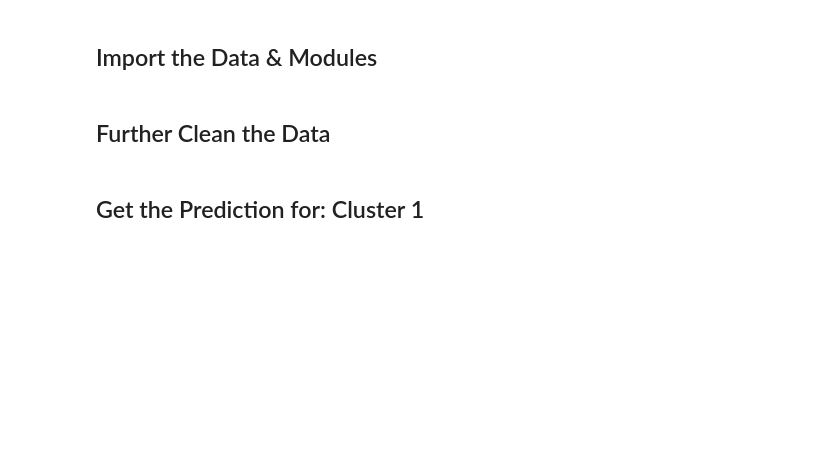
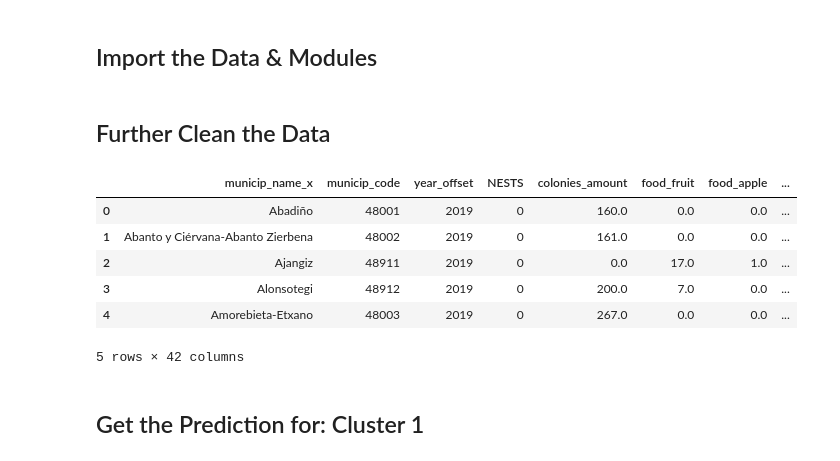
Before and after one commit to IEwaspbusters/KopuruVespaCompetitionIE, a Jupyter notebook: Competition_subs/2021-05-26_submit/Batch_XGboost/workerbee05_HEX_XGyears_cluster_var_feature.ipynb, the cells around one changed output. Saved outputs shown, nothing was run; the diff lists cells and outputs as text; code cells hidden in the pictures; blank space fills up the shorter version.

```diff
--- a/Competition_subs/2021-05-26_submit/Batch_XGboost/workerbee05_HEX_XGyears_cluster_var_feature.ipynb
+++ b/Competition_subs/2021-05-26_submit/Batch_XGboost/workerbee05_HEX_XGyears_cluster_var_feature.ipynb
@@ -57,3 +79,13 @@ queen_predict = queen_predict.loc[~queen_predict.municip_code.isin([48071, 48074
+# %%
+queen_predict.head()
+# %% [output]
+|  | municip_name_x | municip_code | year_offset | NESTS | colonies_amount | food_fruit | food_apple | ... |
+| 0 | Abadiño | 48001 | 2019 | 0 | 160.0 | 0.0 | 0.0 | ... |
+| 1 | Abanto y Ciérvana-Abanto Zierbena | 48002 | 2019 | 0 | 161.0 | 0.0 | 0.0 | ... |
+| 2 | Ajangiz | 48911 | 2019 | 0 | 0.0 | 17.0 | 1.0 | ... |
+| 3 | Alonsotegi | 48912 | 2019 | 0 | 200.0 | 7.0 | 0.0 | ... |
+| 4 | Amorebieta-Etxano | 48003 | 2019 | 0 | 267.0 | 0.0 | 0.0 | ... |
+5 rows × 42 columns
 # %% [markdown]
 ## Get the Prediction for: Cluster 1
 # %% [markdown]
```
Also changed, not shown: parts of 20 cells of this notebook, 3 other files.
